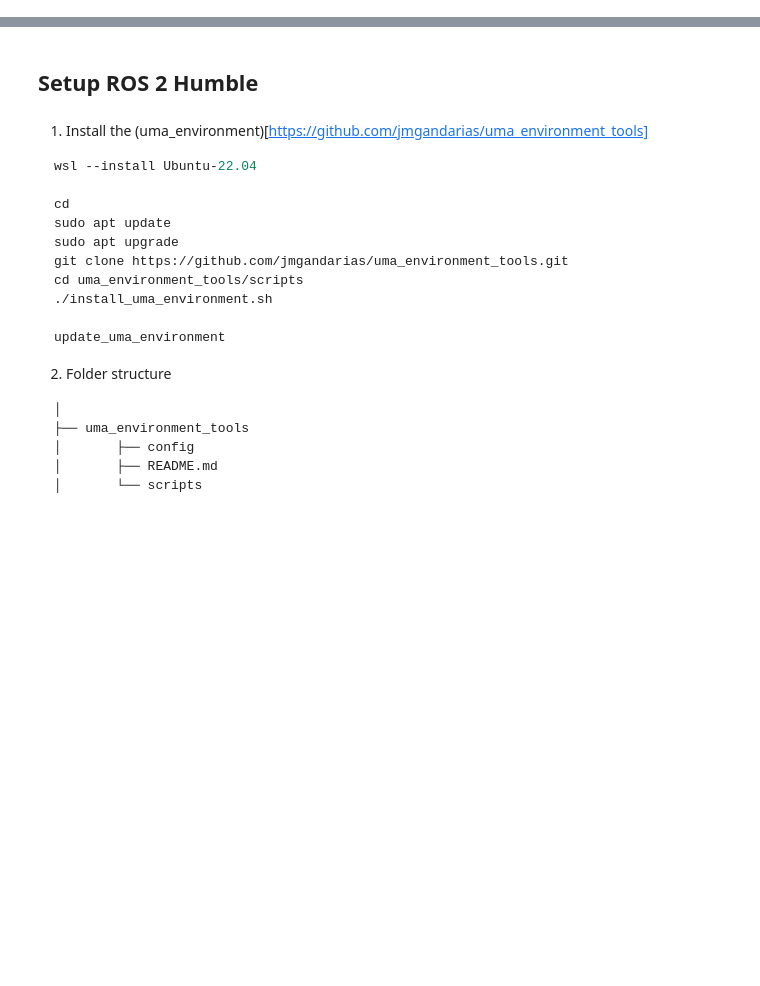
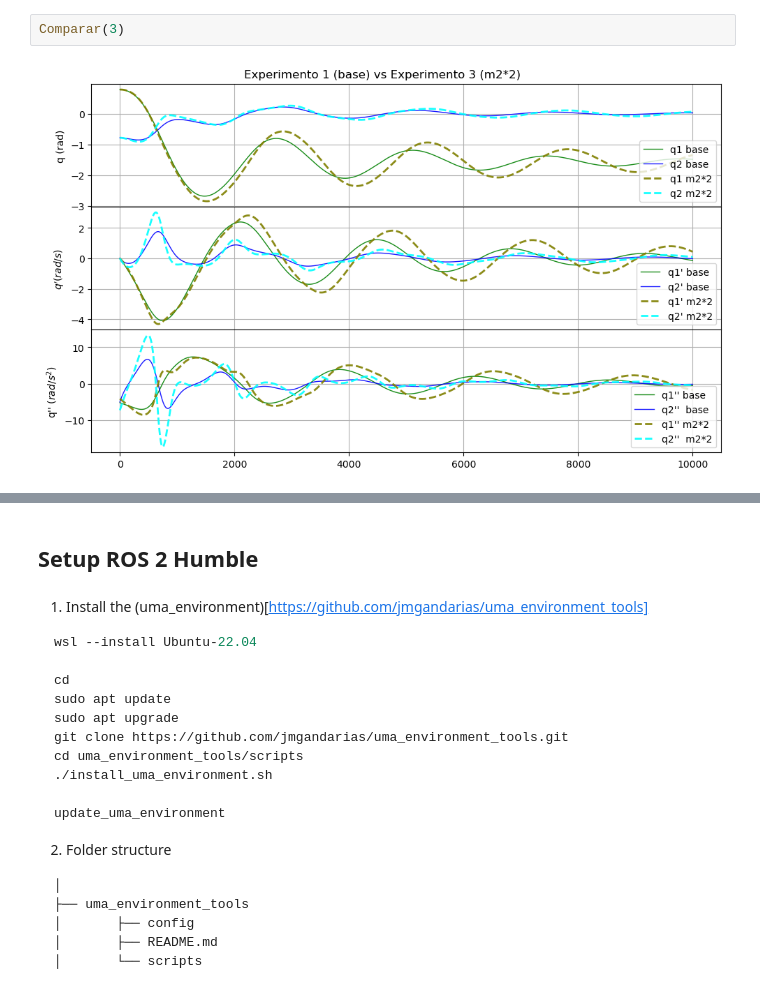
Before and after one commit to rpluma/armanip, a Jupyter notebook: jupyter/lab2/lab2.ipynb, the cells around one changed output, grey strips where cells are left out. Drawn from its saved outputs; the diff is of its cells as text; blank space fills up the shorter version.

```diff
--- a/jupyter/lab2/lab2.ipynb
+++ b/jupyter/lab2/lab2.ipynb
@@ -55,0 +153,4 @@ Note that you only need to modify those inside uma_arm_dynamics.
+# %%
+Comparar(3)
+# %% [output]
+[figure, added]
```
Also changed, not shown: parts of 19 cells of this notebook, 6 other files.
